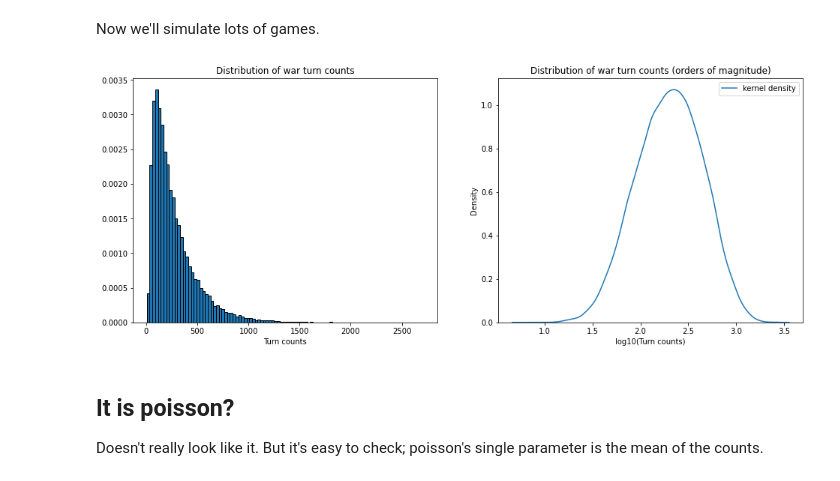
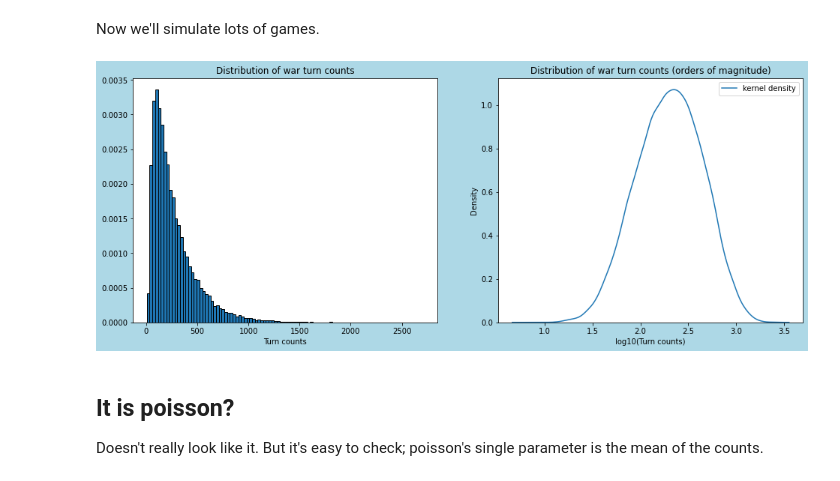
Before and after one commit to cranedroesch/war, a Jupyter notebook: README.ipynb, the cells around one changed output. Saved outputs shown, nothing was run; the diff lists cells and outputs as text; code cells hidden in the pictures.

```diff
--- a/README.ipynb
+++ b/README.ipynb
@@ -55,18 +55,19 @@ pool.close()
 # %%
 # I'm going to reuse this a lot...
 def mainplot():
     fig, ax = plt.subplots(ncols = 2, figsize = (16, 6))
+    fig.patch.set_facecolor('lightblue')
     ax[0].hist(counts, edgecolor = 'black', density = True, bins = 100)
     ax[0].set_xlabel('Turn counts')
     ax[0].set_title('Distribution of war turn counts')
     sns.kdeplot(np.log10(counts), ax=ax[1], label = 'kernel density')
     ax[1].set_xlabel('log10(Turn counts)')
     ax[1].set_title('Distribution of war turn counts (orders of magnitude)')
     ax[1].legend()
     return fig, ax
 fig, ax = mainplot()
 # %% [output]
-[figure, old version]
+[figure, new version]
 # %% [markdown]
 ## It is poisson?
 Doesn't really look like it.  But it's easy to check; poisson's single parameter is the mean of the counts.
```
Also changed, not shown: parts of 9 cells of this notebook, 5 other files.
